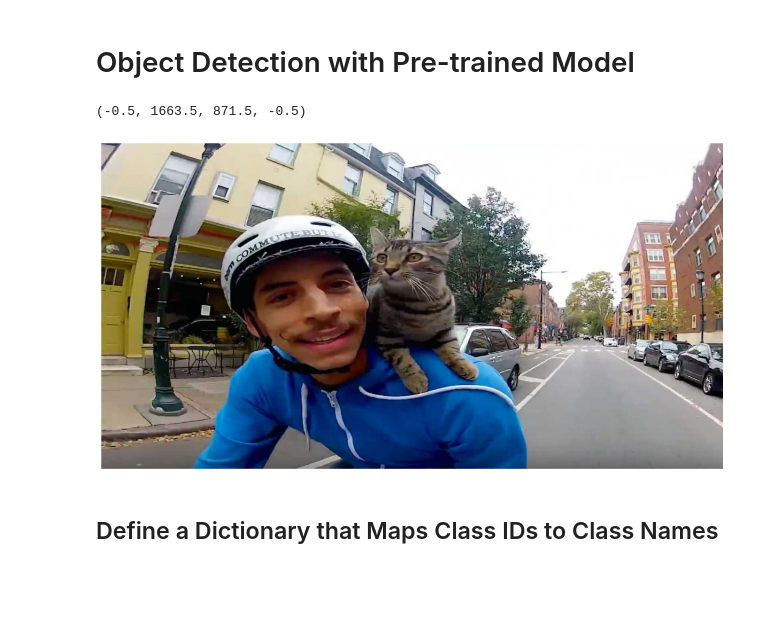
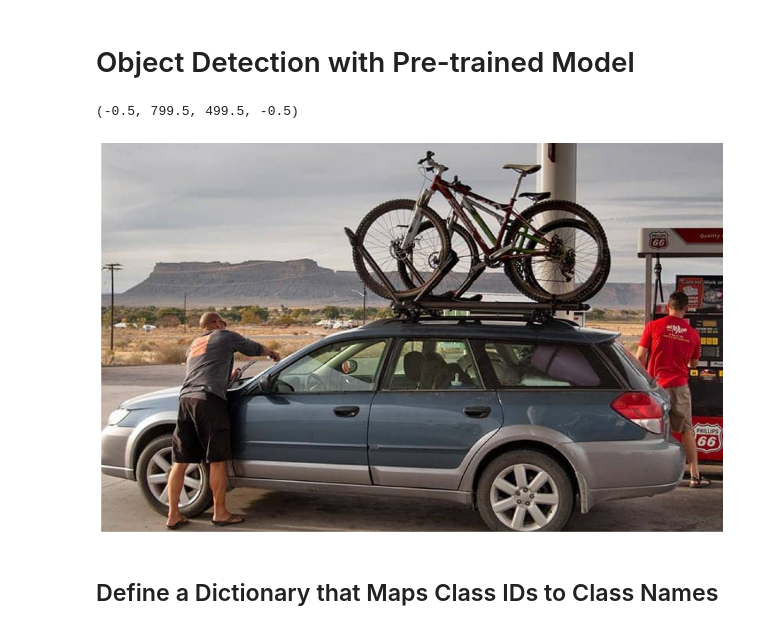
Before and after one commit to virakden/object_detection_with_gradio, a Jupyter notebook: Object_Detection_gradio.ipynb, the cells around one changed output. Saved outputs shown, nothing was run; the diff lists cells and outputs as text; code cells hidden in the pictures; blank space fills up the shorter version.

Commit message:
feat: add image

```diff
--- a/Object_Detection_gradio.ipynb
+++ b/Object_Detection_gradio.ipynb
@@ -21,13 +18,13 @@ def load_image(path):
 
     return image
 # %%
-img = load_image('./assets/cat-on-bicycle.jpg')
+img = load_image('../assets/sample_image.jpg')
 plt.figure(figsize=[15, 10])
 plt.imshow(img[0])
 plt.axis('off')
 # %% [output]
-(-0.5, 1663.5, 871.5, -0.5)
+(-0.5, 799.5, 499.5, -0.5)
-[figure, old version]
+[figure, new version]
 # %% [markdown]
 ## Define a Dictionary that Maps Class IDs to Class Names
 # %% [markdown]
```
Also changed, not shown: parts of 16 cells of this notebook, 1 other file.
